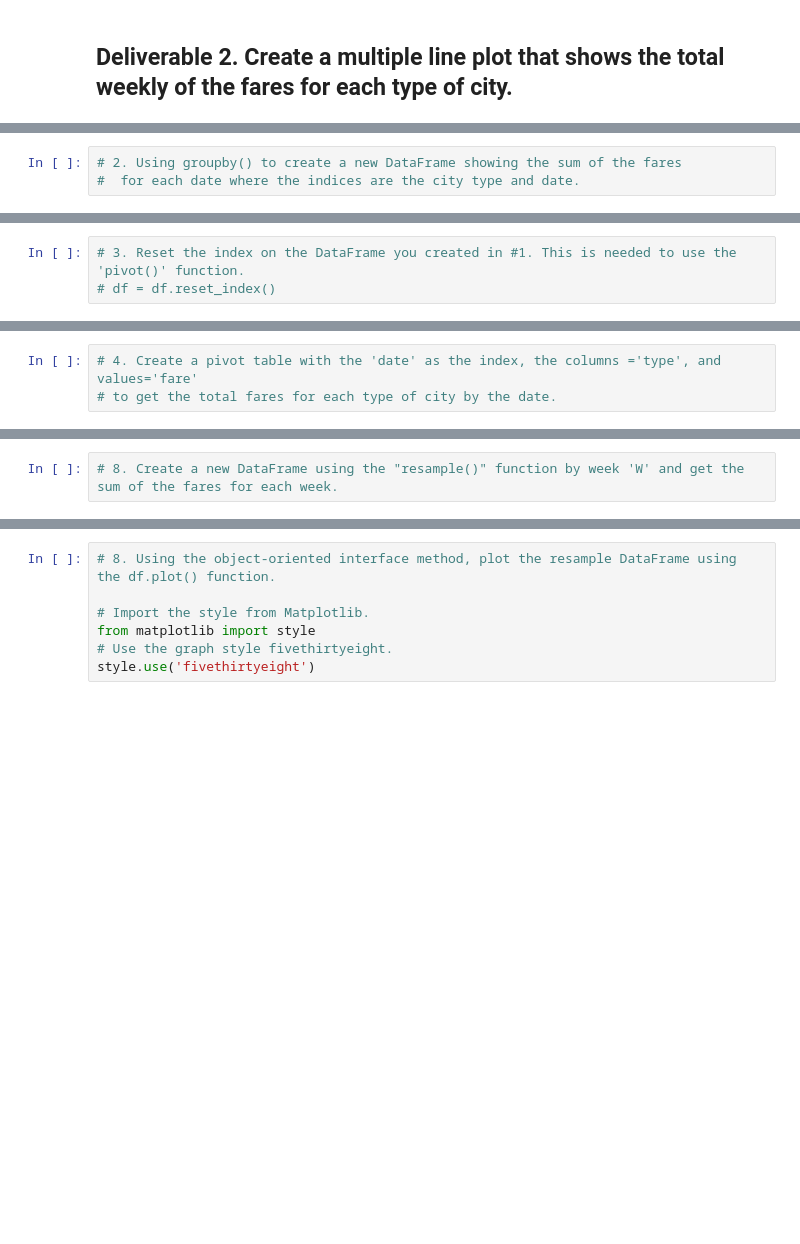
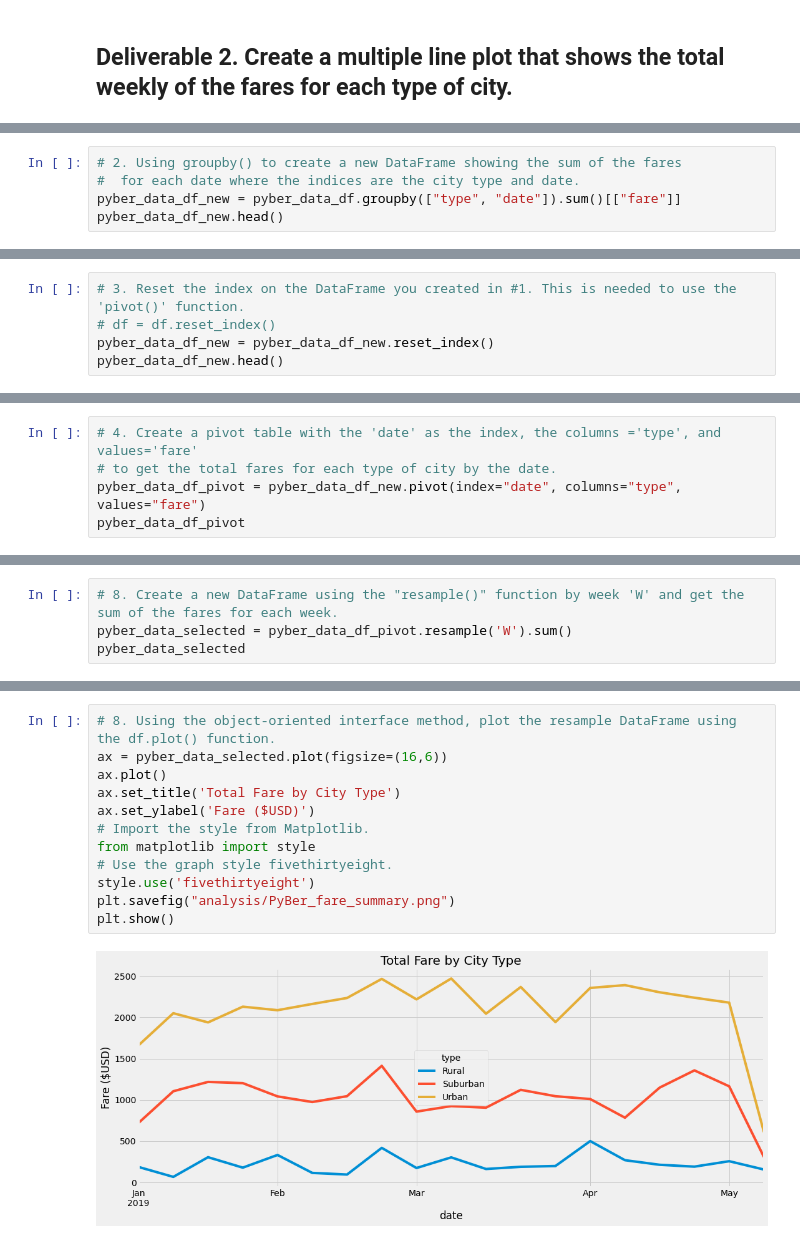
Before and after one commit to Kmhaas/Butler-Bootcamp-Challenge5-PyBer_Analysis, a Jupyter notebook: PyBer_Challenge.ipynb, the cells around one changed output, grey strips where cells are left out. Saved outputs shown, nothing was run; the diff lists cells and outputs as text; blank space fills up the shorter version.

```diff
--- a/PyBer_Challenge.ipynb
+++ b/PyBer_Challenge.ipynb
@@ -119,3 +148,5 @@ pyber_summary_df
 # %%
 # 2. Using groupby() to create a new DataFrame showing the sum of the fares
 #  for each date where the indices are the city type and date.
+pyber_data_df_new = pyber_data_df.groupby(["type", "date"]).sum()[["fare"]]
+pyber_data_df_new.head()
@@ -122,3 +161,5 @@ pyber_summary_df
 # %%
 # 3. Reset the index on the DataFrame you created in #1. This is needed to use the 'pivot()' function.
 # df = df.reset_index()
+pyber_data_df_new = pyber_data_df_new.reset_index()
+pyber_data_df_new.head()
@@ -125,3 +173,5 @@ pyber_summary_df
 # %%
 # 4. Create a pivot table with the 'date' as the index, the columns ='type', and values='fare'
 # to get the total fares for each type of city by the date.
+pyber_data_df_pivot = pyber_data_df_new.pivot(index="date", columns="type", values="fare")
+pyber_data_df_pivot
@@ -135,2 +230,4 @@ pyber_summary_df
 # %%
 # 8. Create a new DataFrame using the "resample()" function by week 'W' and get the sum of the fares for each week.
+pyber_data_selected = pyber_data_df_pivot.resample('W').sum()
+pyber_data_selected
@@ -137,7 +253,14 @@ pyber_summary_df
 # %%
 # 8. Using the object-oriented interface method, plot the resample DataFrame using the df.plot() function.
-
+ax = pyber_data_selected.plot(figsize=(16,6))
+ax.plot()
+ax.set_title('Total Fare by City Type')
+ax.set_ylabel('Fare ($USD)')
 # Import the style from Matplotlib.
 from matplotlib import style
 # Use the graph style fivethirtyeight.
 style.use('fivethirtyeight')
+plt.savefig("analysis/PyBer_fare_summary.png")
+plt.show()
+# %% [output]
+[figure, added]
```
Also changed, not shown: parts of 11 cells of this notebook, 1 other file.
